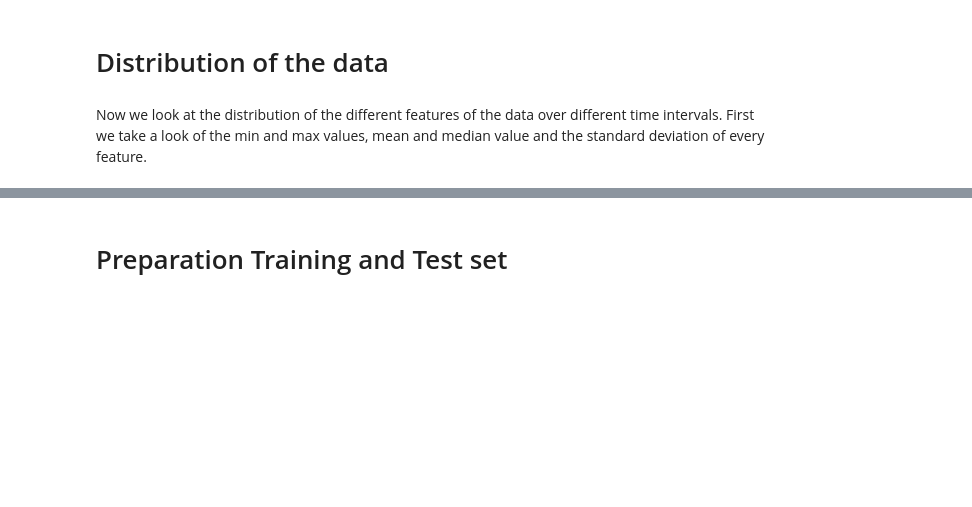
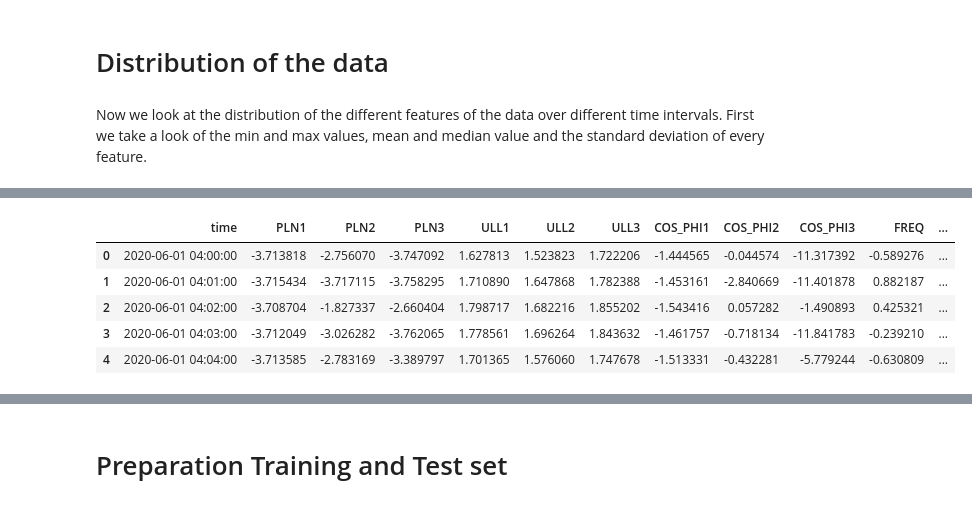
Before and after one commit to SergioTallo/Multivariate_Time_Series_Prediction_Transformers, a Jupyter notebook: bsc_arbeit.ipynb, the cells around one changed output, grey strips where cells are left out. Saved outputs shown, nothing was run; the diff lists cells and outputs as text; code cells hidden in the pictures; blank space fills up the shorter version.

```diff
--- a/bsc_arbeit.ipynb
+++ b/bsc_arbeit.ipynb
@@ -173,0 +182,14 @@ if print_graphs is True:
+# %%
+print_graphs = False
+
+if print_graphs is True:
+  for column in tqdm(dataset_weekdays.columns):
+    if column != 'time':
+      sns.displot(dataset_weekdays, x=column, kind="kde")
+# %%
+print_graphs = False
+
+if print_graphs is True:
+  for column in tqdm(dataset_weekend.columns):
+    if column != 'time':
+      sns.displot(dataset_weekend, x=column, kind="kde")
@@ -215,13 +231,10 @@ dataset_norm.head()
 # %%
-# apply the mean / stddev scaling in Pandas using the .mean() and .std() methods
+# Perform the data normalisation in the weekdays dataset. We can print the distribution of the data if we want.
+dataset_weekdays_norm = normalize_mean_std_dataset(dataset_weekdays)
 
-dataset_norm = normalize_mean_std_dataset(dataset_clean_copy)
-
-dataset_norm.head()
-
-print_graphs = True
+print_graphs = False
 
 if print_graphs is True:
-  for column in tqdm(dataset_norm.columns):
+  for column in tqdm(dataset_weekdays_norm.columns):
     if column != 'time':
-      sns.displot(dataset_norm, x=column, kind="kde")
+      sns.displot(dataset_weekdays_norm, x=column, kind="kde")
@@ -241,0 +287,9 @@ if print_graphs is True:
+# %%
+dataset_weekdays_norm.head()
+# %% [output]
+|  | time | PLN1 | PLN2 | PLN3 | ULL1 | ULL2 | ULL3 | COS_PHI1 | COS_PHI2 | COS_PHI3 | FREQ | ... |
+| 0 | 2020-06-01 04:00:00 | -3.713818 | -2.756070 | -3.747092 | 1.627813 | 1.523823 | 1.722206 | -1.444565 | -0.044574 | -11.317392 | -0.589276 | ... |
+| 1 | 2020-06-01 04:01:00 | -3.715434 | -3.717115 | -3.758295 | 1.710890 | 1.647868 | 1.782388 | -1.453161 | -2.840669 | -11.401878 | 0.882187 | ... |
+| 2 | 2020-06-01 04:02:00 | -3.708704 | -1.827337 | -2.660404 | 1.798717 | 1.682216 | 1.855202 | -1.543416 | 0.057282 | -1.490893 | 0.425321 | ... |
+| 3 | 2020-06-01 04:03:00 | -3.712049 | -3.026282 | -3.762065 | 1.778561 | 1.696264 | 1.843632 | -1.461757 | -0.718134 | -11.841783 | -0.239210 | ... |
+| 4 | 2020-06-01 04:04:00 | -3.713585 | -2.783169 | -3.389797 | 1.701365 | 1.576060 | 1.747678 | -1.513331 | -0.432281 | -5.779244 | -0.630809 | ... |
```
Also changed, not shown: parts of 22 cells of this notebook.
